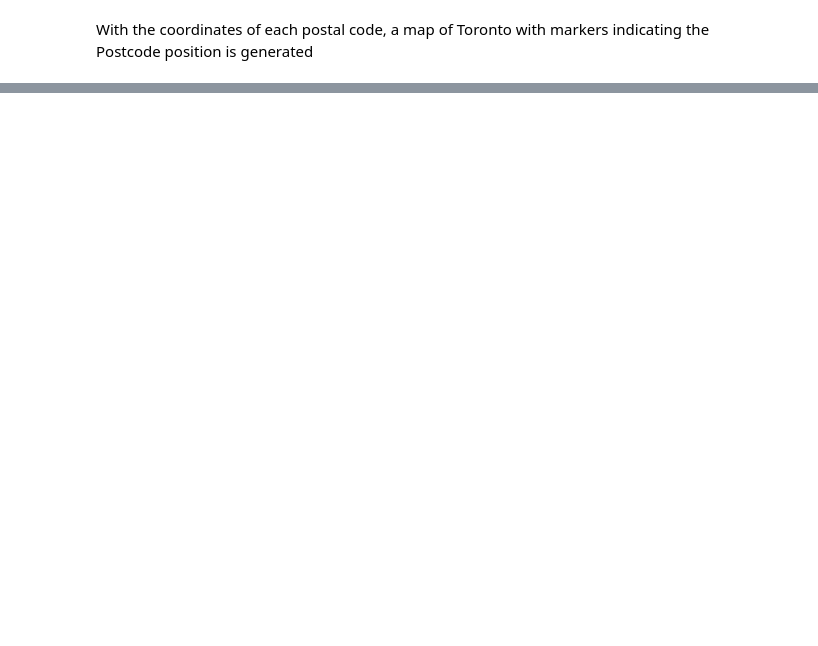
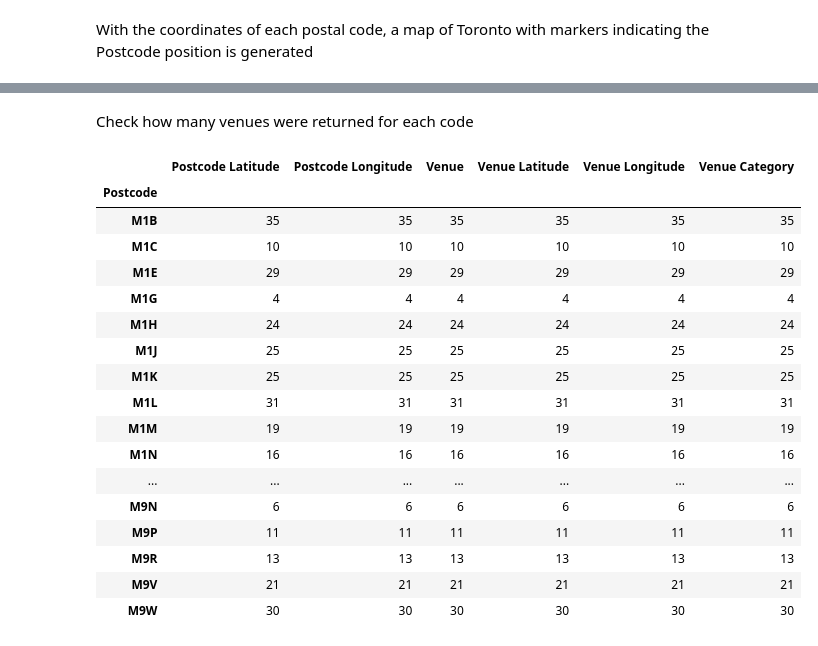
Before and after one commit to invincible1995/Coursera_Capstone, a Jupyter notebook: Segmenting and Clustering Neighborhoods in Toronto Question_3.ipynb, the cells around one changed output, grey strips where cells are left out. Drawn from its saved outputs; the diff is of its cells as text; code cells hidden in the pictures; blank space fills up the shorter version.

```diff
--- a/Segmenting and Clustering Neighborhoods in Toronto Question_3.ipynb
+++ b/Segmenting and Clustering Neighborhoods in Toronto Question_3.ipynb
@@ -285,0 +433,5 @@ map
+# %%
+first_postcode = postcodes_with_coordinates_df.iloc[2, :]
+url = format_url(first_postcode['Latitude'], first_postcode['Longitude'], first_postcode['Distance'])
+
+url
@@ -285,0 +518,34 @@ map
+# %%
+#function to construct the dataframe with all the venues (max 100 venues per postal code)
+def get_all_venues(postcodes, lat, lng, radius):
+    venues_list=[]
+    for postcode, lat, lng, radius in zip(postcodes, lat, lng, radius):
+        url= format_url(lat, lng, radius)
+        results = requests.get(url).json()['response']['groups'][0]['items']
+
+        venues_list.append([(
+            postcode,
+            lat,
+            lng,
+            v['venue']['name'],
+            v['venue']['location']['lat'],
+            v['venue']['location']['lng'],
+            v['venue']['categories'][0]['name'])
+            for v in results])
+    all_venues = pd.DataFrame([item for venue_list in venues_list for item in venue_list])
+    all_venues.columns = ['Postcode',
+                  'Postcode Latitude',
+                  'Postcode Longitude',
+                  'Venue',
+                  'Venue Latitude',
+                  'Venue Longitude',
+                  'Venue Category'
+                  ]
+
+    return all_venues
+# %%
+all_venues = get_all_venues(postcodes_with_coordinates_df['Postcode'], postcodes_with_coordinates_df['Latitude'], postcodes_with_coordinates_df['Longitude'], postcodes_with_coordinates_df['Distance'])
+
+print('The total number of venues returned is ', all_venues.shape[0])
+
+all_venues.head(10)
@@ -285,0 +580,24 @@ map
+# %% [markdown]
+Check how many venues were returned for each code
+# %%
+toronto_group = all_venues.groupby('Postcode').count()
+toronto_group
+# %% [output]
+|  | Postcode Latitude | Postcode Longitude | Venue | Venue Latitude | Venue Longitude | Venue Category |
+| Postcode |  |  |  |  |  |  |
+| M1B | 35 | 35 | 35 | 35 | 35 | 35 |
+| M1C | 10 | 10 | 10 | 10 | 10 | 10 |
+| M1E | 29 | 29 | 29 | 29 | 29 | 29 |
+| M1G | 4 | 4 | 4 | 4 | 4 | 4 |
+| M1H | 24 | 24 | 24 | 24 | 24 | 24 |
+| M1J | 25 | 25 | 25 | 25 | 25 | 25 |
+| M1K | 25 | 25 | 25 | 25 | 25 | 25 |
+| M1L | 31 | 31 | 31 | 31 | 31 | 31 |
+| M1M | 19 | 19 | 19 | 19 | 19 | 19 |
+| M1N | 16 | 16 | 16 | 16 | 16 | 16 |
+| ... | ... | ... | ... | ... | ... | ... |
+| M9N | 6 | 6 | 6 | 6 | 6 | 6 |
+| M9P | 11 | 11 | 11 | 11 | 11 | 11 |
+| M9R | 13 | 13 | 13 | 13 | 13 | 13 |
+| M9V | 21 | 21 | 21 | 21 | 21 | 21 |
+| M9W | 30 | 30 | 30 | 30 | 30 | 30 |
```
Also changed, not shown: parts of 52 cells of this notebook.
